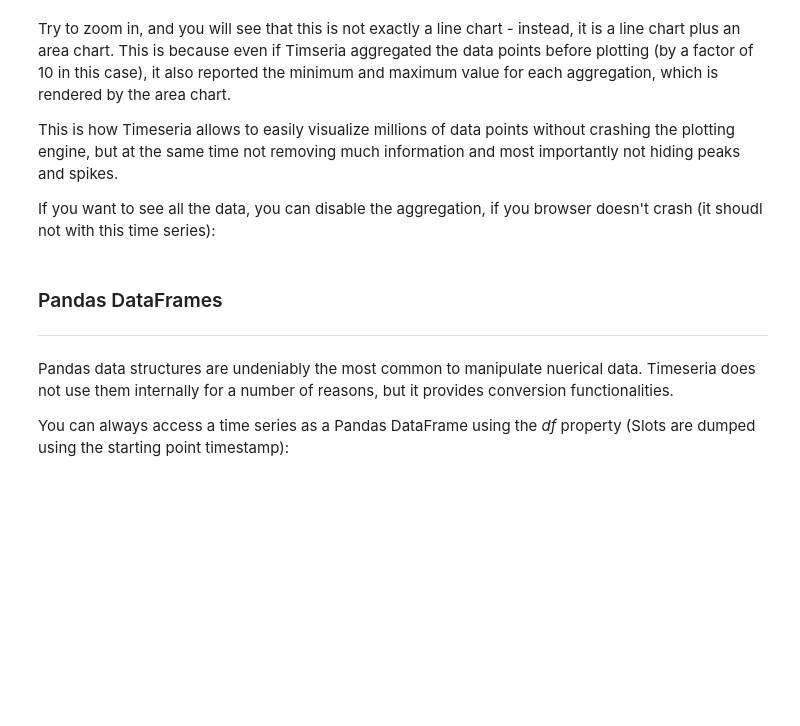
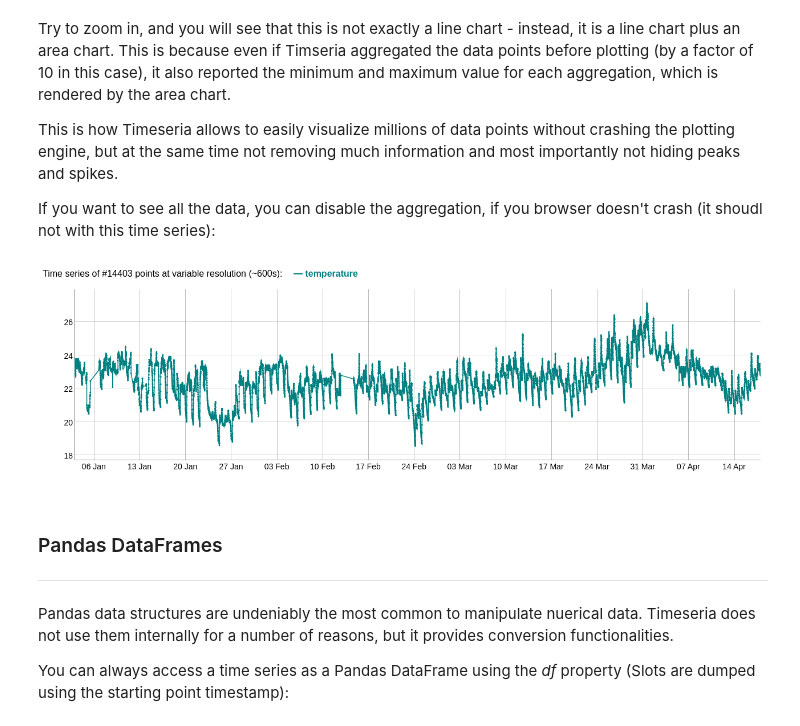
Before and after one commit to sarusso/Timeseria-notebooks, a Jupyter notebook: notebooks/Welcome.ipynb, the cells around one changed output. Saved outputs shown, nothing was run; the diff lists cells and outputs as text; code cells hidden in the pictures; blank space fills up the shorter version.

```diff
--- a/notebooks/Welcome.ipynb
+++ b/notebooks/Welcome.ipynb
@@ -242,7 +287,9 @@ This is how Timeseria allows to easily visualize millions of data points without
 
 If you want to see all the data, you can disable the aggregation, if you browser doesn't crash (it shoudl not with this time series):
 # %%
-temperature_timeseries.plot(aggregate=False)
+temperature_timeseries.plot(interactive=False, aggregate=False)
+# %% [output]
+[figure, added]
 # %% [markdown]
 
 ### Pandas DataFrames <a class="anchor" id="pands"></a>
```
Also changed, not shown: parts of 77 cells of this notebook, 1 other file.
